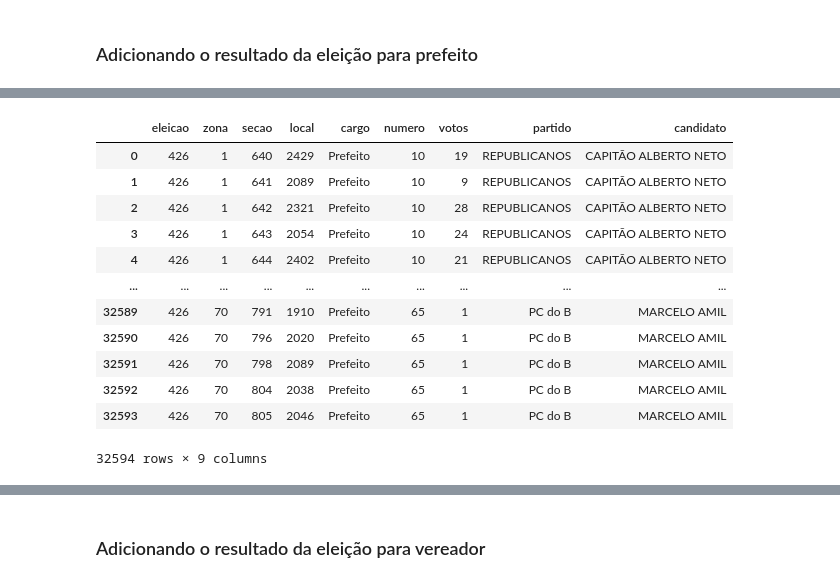
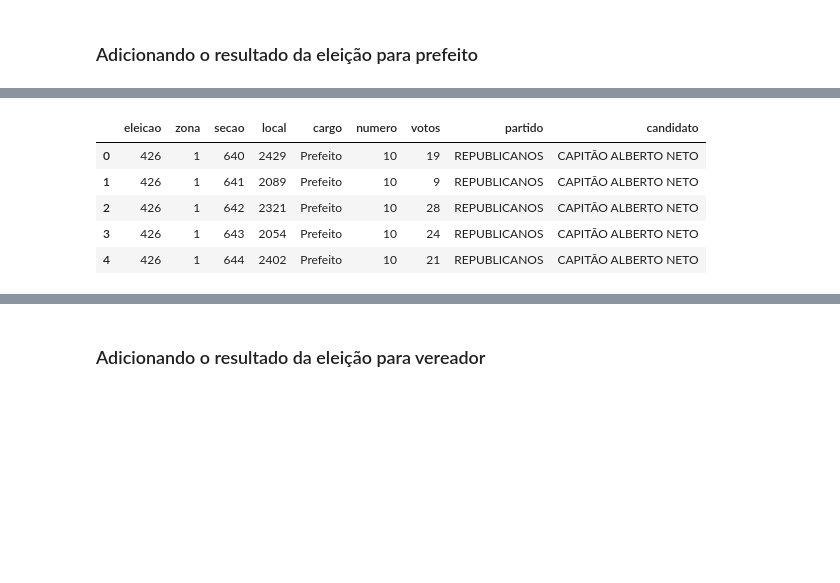
Before and after one commit to bmnds/uea-data-science-04-data-processing, a Jupyter notebook: trabalho-final/Notebook_ETL.ipynb, the cells around one changed output, grey strips where cells are left out. Cells and saved outputs as stored; diff of their text form; code cells hidden in the pictures; blank space fills up the shorter version.

```diff
--- a/trabalho-final/Notebook_ETL.ipynb
+++ b/trabalho-final/Notebook_ETL.ipynb
@@ -689,4 +671,2 @@ df_final
 # %% [markdown]
 ### Adicionando o resultado da eleição para prefeito
-# %%
-df_prefeitos.set_index('numero')
@@ -707,2 +672,0 @@ df_prefeitos.set_index('numero')
-# %%
-df_resultados_prefeito.set_index(['zona','secao','numero']).loc[(1,640)]
@@ -723,18 +673,11 @@ df_resultados_prefeito.set_index(['zona','secao','numero']).loc[(1,640)]
 # %%
 df = df_resultados_prefeito.merge(df_prefeitos, on=['eleicao', 'cargo', 'numero'])
-df
+df.head()
 # %% [output]
 |  | eleicao | zona | secao | local | cargo | numero | votos | partido | candidato |
 | 0 | 426 | 1 | 640 | 2429 | Prefeito | 10 | 19 | REPUBLICANOS | CAPITÃO ALBERTO NETO |
 | 1 | 426 | 1 | 641 | 2089 | Prefeito | 10 | 9 | REPUBLICANOS | CAPITÃO ALBERTO NETO |
 | 2 | 426 | 1 | 642 | 2321 | Prefeito | 10 | 28 | REPUBLICANOS | CAPITÃO ALBERTO NETO |
 | 3 | 426 | 1 | 643 | 2054 | Prefeito | 10 | 24 | REPUBLICANOS | CAPITÃO ALBERTO NETO |
 | 4 | 426 | 1 | 644 | 2402 | Prefeito | 10 | 21 | REPUBLICANOS | CAPITÃO ALBERTO NETO |
-| ... | ... | ... | ... | ... | ... | ... | ... | ... | ... |
-| 32589 | 426 | 70 | 791 | 1910 | Prefeito | 65 | 1 | PC do B | MARCELO AMIL |
-| 32590 | 426 | 70 | 796 | 2020 | Prefeito | 65 | 1 | PC do B | MARCELO AMIL |
-| 32591 | 426 | 70 | 798 | 2089 | Prefeito | 65 | 1 | PC do B | MARCELO AMIL |
-| 32592 | 426 | 70 | 804 | 2038 | Prefeito | 65 | 1 | PC do B | MARCELO AMIL |
-| 32593 | 426 | 70 | 805 | 2046 | Prefeito | 65 | 1 | PC do B | MARCELO AMIL |
-32594 rows × 9 columns
 # %%
```
Also changed, not shown: parts of 53 cells of this notebook.
